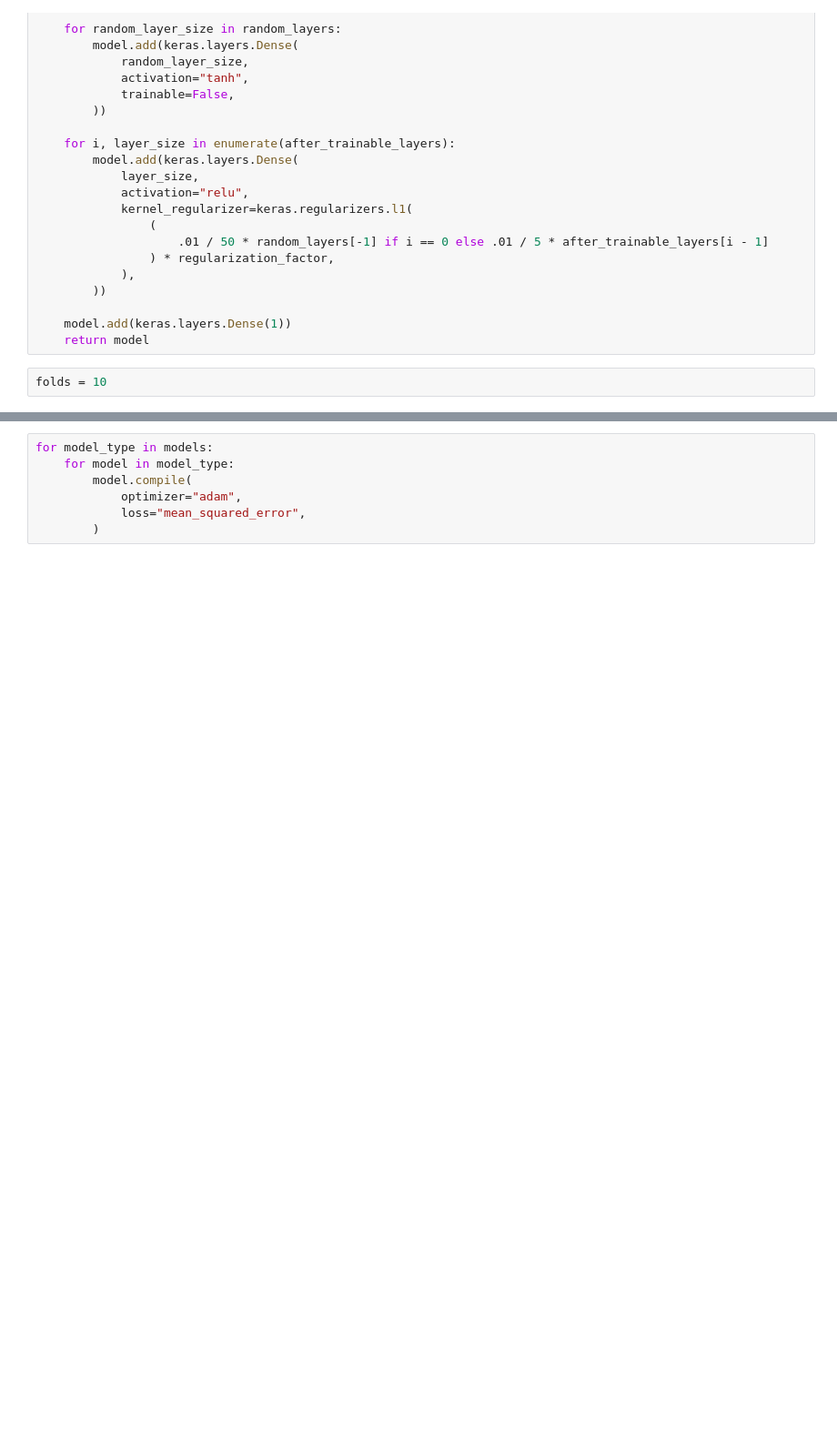
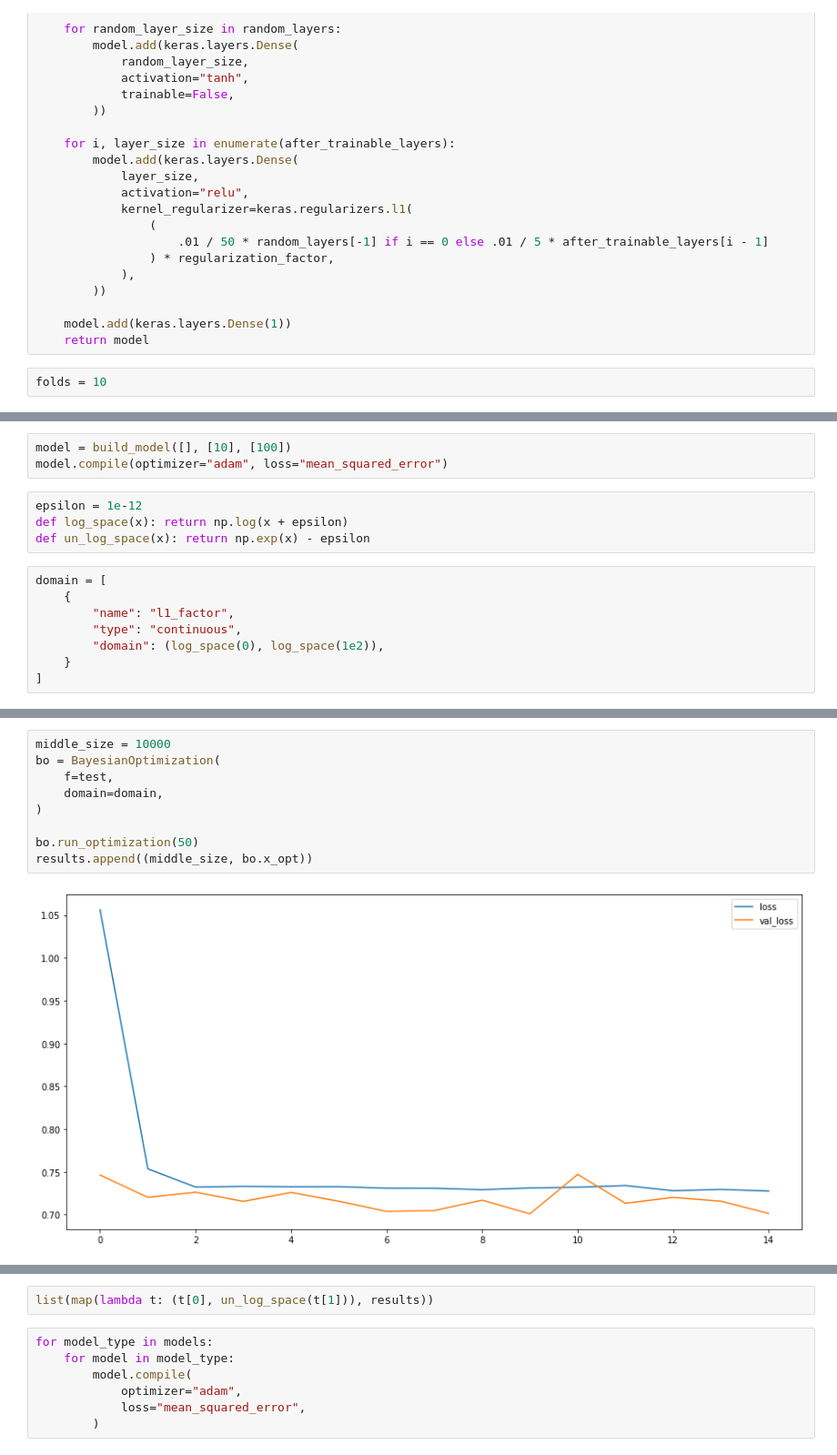
Before and after one commit to matejsladek/random_layers, a Jupyter notebook: code/experiments/census-income/Census Income.ipynb, the cells around one changed output, grey strips where cells are left out. Shown: that part at 91% size. Drawn from its saved outputs; the diff is of its cells as text; blank space fills up the shorter version.

```diff
--- a/code/experiments/census-income/Census Income.ipynb
+++ b/code/experiments/census-income/Census Income.ipynb
@@ -210,0 +213,15 @@ len(models), len(models) * folds
+# %%
+model = build_model([], [10], [100])
+model.compile(optimizer="adam", loss="mean_squared_error")
+# %%
+epsilon = 1e-12
+def log_space(x): return np.log(x + epsilon)
+def un_log_space(x): return np.exp(x) - epsilon
+# %%
+domain = [
+    {
+        "name": "l1_factor",
+        "type": "continuous",
+        "domain": (log_space(0), log_space(1e2)),
+    }
+]
@@ -210,0 +274,11 @@ len(models), len(models) * folds
+# %%
+middle_size = 10000
+bo = BayesianOptimization(
+    f=test,
+    domain=domain,
+)
+
+bo.run_optimization(50)
+results.append((middle_size, bo.x_opt))
+# %% [output]
+[figure, added]
@@ -211,3 +286,5 @@ len(models), len(models) * folds
+# %%
+list(map(lambda t: (t[0], un_log_space(t[1])), results))
 # %%
 for model_type in models:
     for model in model_type:
```
Also changed, not shown: parts of 13 cells of this notebook.
